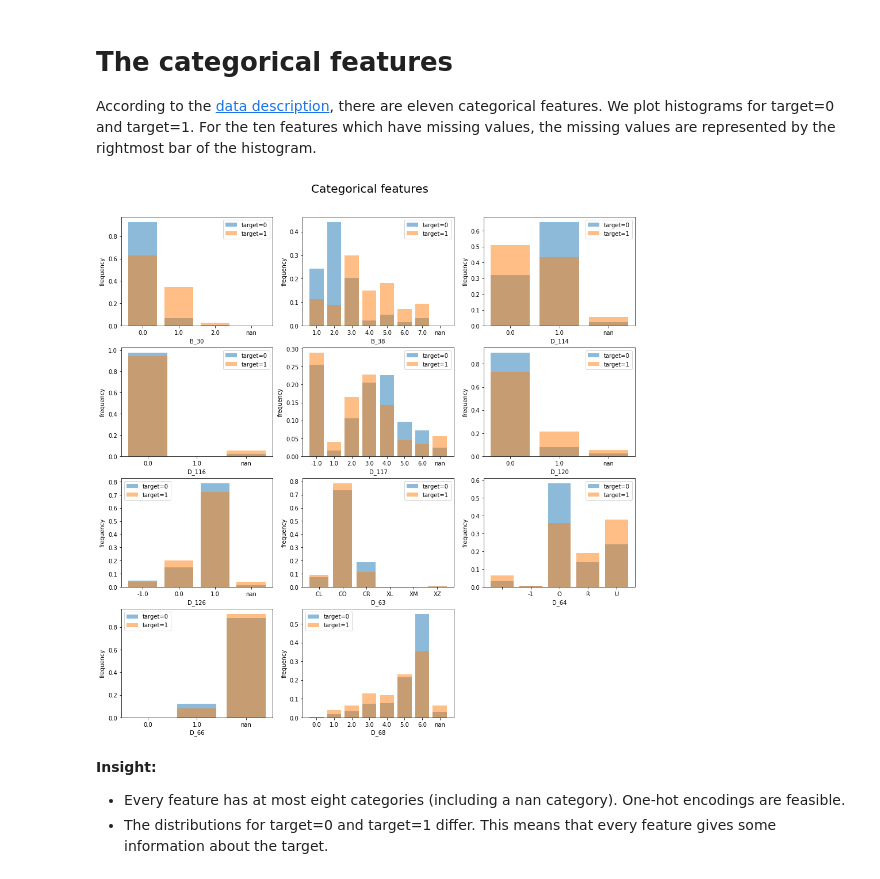
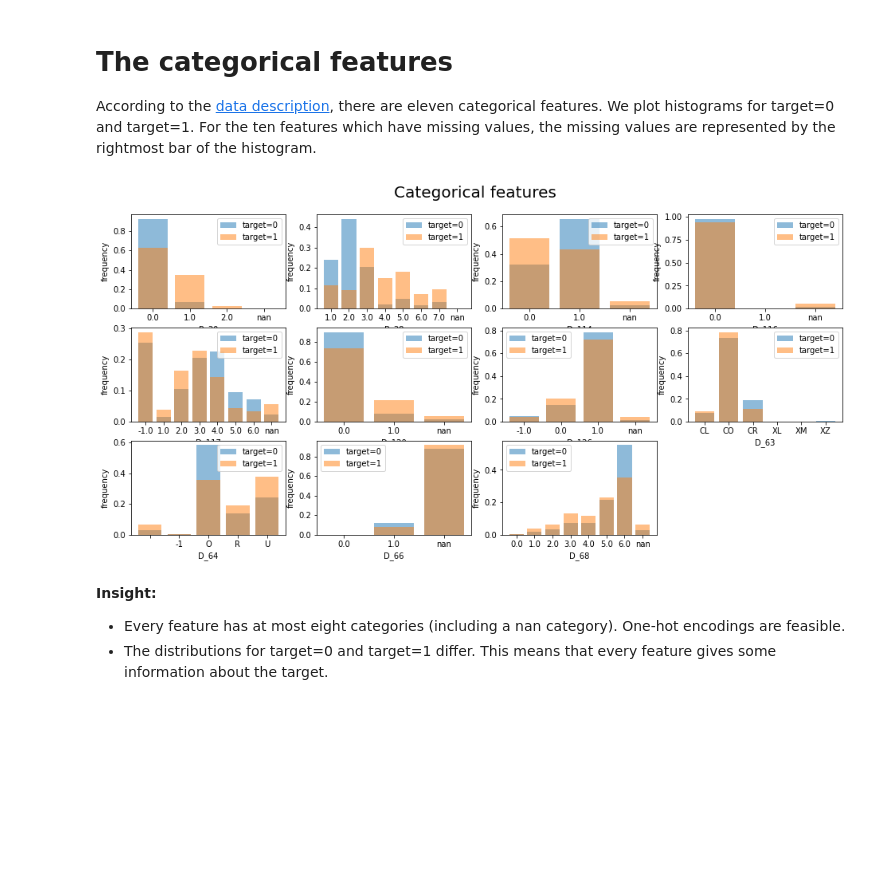
Before and after one commit to Rajshah296/AMEX-Default-Prediction, a Jupyter notebook: scripts/data_analysis/amex_eda.ipynb, the cells around one changed output. Saved outputs shown, nothing was run; the diff lists cells and outputs as text; code cells hidden in the pictures; blank space fills up the shorter version.

```diff
--- a/scripts/data_analysis/amex_eda.ipynb
+++ b/scripts/data_analysis/amex_eda.ipynb
@@ -258,26 +340,26 @@ for f in [ 'B_29', 'S_9','D_87']:#, 'D_88', 'R_26', 'R_27', 'D_108', 'D_110', 'D
 According to the [data description](https://www.kaggle.com/competitions/amex-default-prediction/data), there are eleven categorical features. We plot histograms for target=0 and target=1. For the ten features which have missing values, the missing values are represented by the rightmost bar of the histogram.
 # %%
 cat_features = ['B_30', 'B_38', 'D_114', 'D_116', 'D_117', 'D_120', 'D_126', 'D_63', 'D_64', 'D_66', 'D_68']
-plt.figure(figsize=(16, 16))
+plt.figure(figsize=(16, 10))
 for i, f in enumerate(cat_features):
-    plt.subplot(4, 3, i+1)
+    plt.subplot(4, 4, i+1)
     temp = pd.DataFrame(train[f][train.target == 0].value_counts(dropna=False, normalize=True).sort_index().rename('count'))
     temp.index.name = 'value'
     temp.reset_index(inplace=True)
     plt.bar(temp.index, temp['count'], alpha=0.5, label='target=0')
     temp = pd.DataFrame(train[f][train.target == 1].value_counts(dropna=False, normalize=True).sort_index().rename('count'))
     temp.index.name = 'value'
     temp.reset_index(inplace=True)
     plt.bar(temp.index, temp['count'], alpha=0.5, label='target=1')
     plt.xlabel(f)
     plt.ylabel('frequency')
     plt.legend()
     plt.xticks(temp.index, temp.value)
 plt.suptitle('Categorical features', fontsize=20, y=0.93)
 plt.show()
 del temp
 # %% [output]
-[figure, old version]
+[figure, new version]
 # %% [markdown]
 **Insight:**
 - Every feature has at most eight categories (including a nan category). One-hot encodings are feasible.
```
Also changed, not shown: parts of 3 cells of this notebook, 1 other file.
